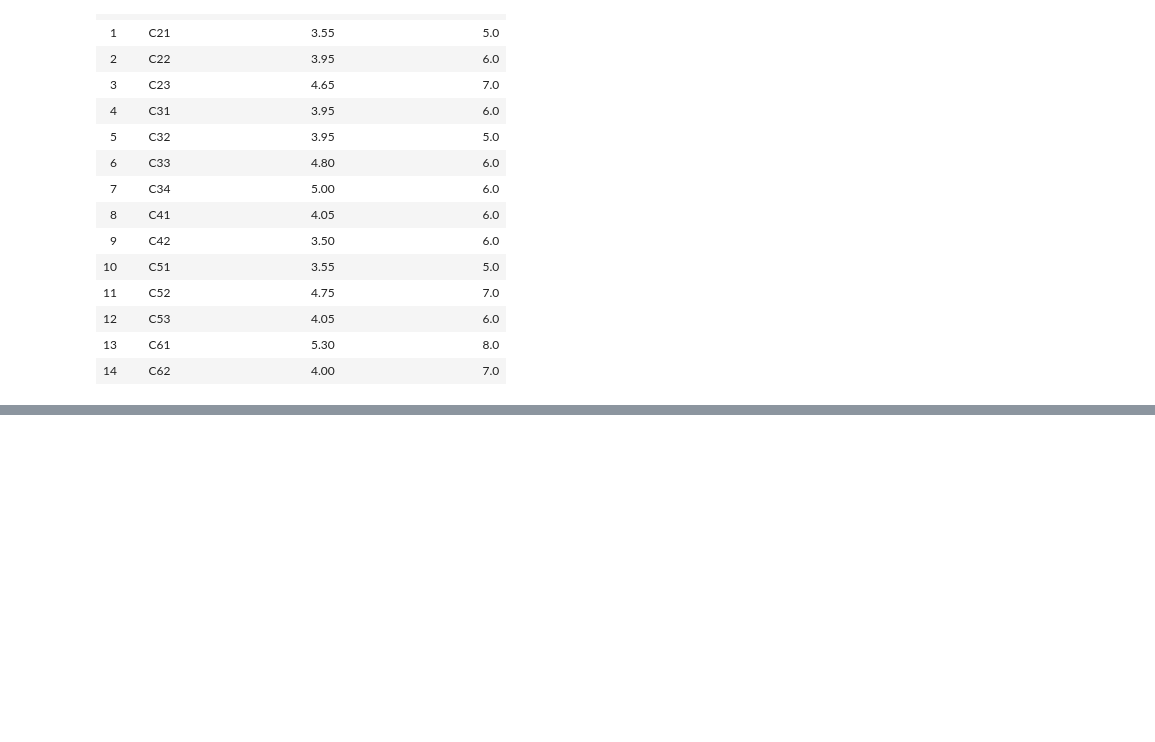
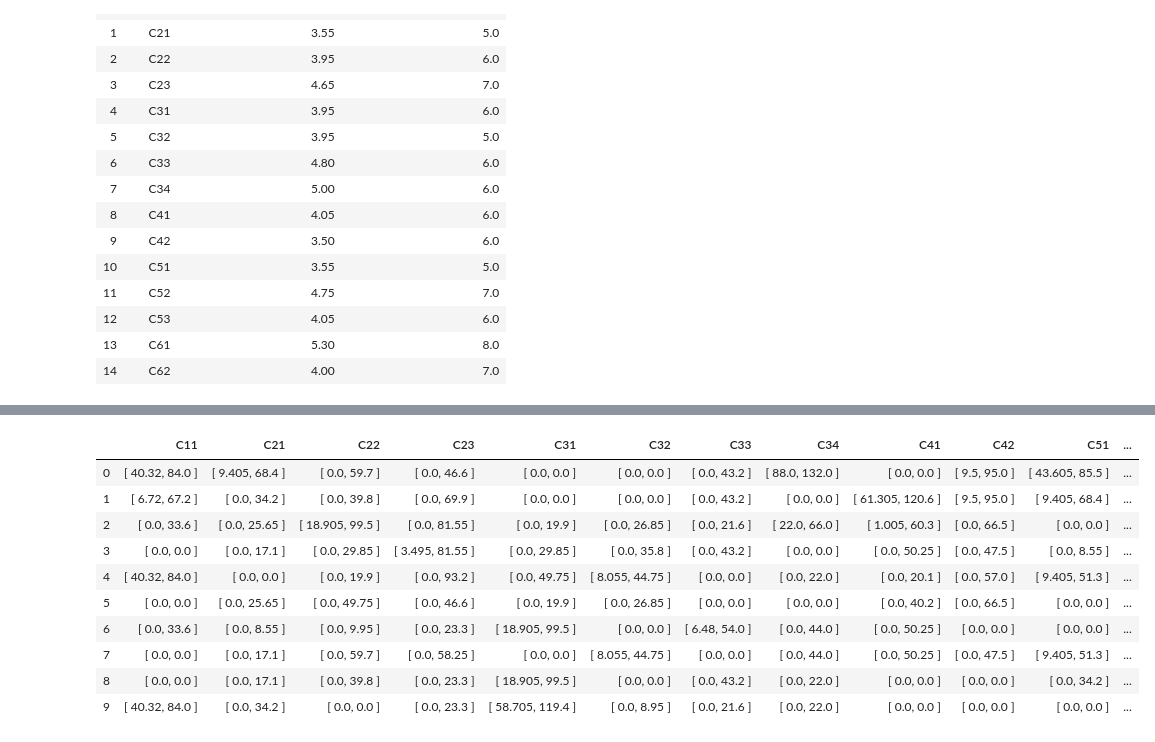
Before and after one commit to NatalijaGajic/grey_theory_mcdm, a Jupyter notebook: grey_edas.ipynb, the cells around one changed output, grey strips where cells are left out. Cells and saved outputs as stored; diff of their text form; code cells hidden in the pictures; blank space fills up the shorter version.

```diff
--- a/grey_edas.ipynb
+++ b/grey_edas.ipynb
@@ -148,0 +205,18 @@ avg_solution_for_criteria_df
+# %%
+# the negative grey distance from the average
+
+nda_matrix_str = get_str_matrix_of_grey_nums(nda_matrix)
+nda_matrix_df = pd.DataFrame(nda_matrix_str, columns = criteria)
+nda_matrix_df
+# %% [output]
+|  | C11 | C21 | C22 | C23 | C31 | C32 | C33 | C34 | C41 | C42 | C51 | ... |
+| 0 | [ 40.32, 84.0 ] | [ 9.405, 68.4 ] | [ 0.0, 59.7 ] | [ 0.0, 46.6 ] | [ 0.0, 0.0 ] | [ 0.0, 0.0 ] | [ 0.0, 43.2 ] | [ 88.0, 132.0 ] | [ 0.0, 0.0 ] | [ 9.5, 95.0 ] | [ 43.605, 85.5 ] | ... |
+| 1 | [ 6.72, 67.2 ] | [ 0.0, 34.2 ] | [ 0.0, 39.8 ] | [ 0.0, 69.9 ] | [ 0.0, 0.0 ] | [ 0.0, 0.0 ] | [ 0.0, 43.2 ] | [ 0.0, 0.0 ] | [ 61.305, 120.6 ] | [ 9.5, 95.0 ] | [ 9.405, 68.4 ] | ... |
+| 2 | [ 0.0, 33.6 ] | [ 0.0, 25.65 ] | [ 18.905, 99.5 ] | [ 0.0, 81.55 ] | [ 0.0, 19.9 ] | [ 0.0, 26.85 ] | [ 0.0, 21.6 ] | [ 22.0, 66.0 ] | [ 1.005, 60.3 ] | [ 0.0, 66.5 ] | [ 0.0, 0.0 ] | ... |
+| 3 | [ 0.0, 0.0 ] | [ 0.0, 17.1 ] | [ 0.0, 29.85 ] | [ 3.495, 81.55 ] | [ 0.0, 29.85 ] | [ 0.0, 35.8 ] | [ 0.0, 43.2 ] | [ 0.0, 0.0 ] | [ 0.0, 50.25 ] | [ 0.0, 47.5 ] | [ 0.0, 8.55 ] | ... |
+| 4 | [ 40.32, 84.0 ] | [ 0.0, 0.0 ] | [ 0.0, 19.9 ] | [ 0.0, 93.2 ] | [ 0.0, 49.75 ] | [ 8.055, 44.75 ] | [ 0.0, 0.0 ] | [ 0.0, 22.0 ] | [ 0.0, 20.1 ] | [ 0.0, 57.0 ] | [ 9.405, 51.3 ] | ... |
+| 5 | [ 0.0, 0.0 ] | [ 0.0, 25.65 ] | [ 0.0, 49.75 ] | [ 0.0, 46.6 ] | [ 0.0, 19.9 ] | [ 0.0, 26.85 ] | [ 0.0, 0.0 ] | [ 0.0, 0.0 ] | [ 0.0, 40.2 ] | [ 0.0, 66.5 ] | [ 0.0, 0.0 ] | ... |
+| 6 | [ 0.0, 33.6 ] | [ 0.0, 8.55 ] | [ 0.0, 9.95 ] | [ 0.0, 23.3 ] | [ 18.905, 99.5 ] | [ 0.0, 0.0 ] | [ 6.48, 54.0 ] | [ 0.0, 44.0 ] | [ 0.0, 50.25 ] | [ 0.0, 0.0 ] | [ 0.0, 0.0 ] | ... |
+| 7 | [ 0.0, 0.0 ] | [ 0.0, 17.1 ] | [ 0.0, 59.7 ] | [ 0.0, 58.25 ] | [ 0.0, 0.0 ] | [ 8.055, 44.75 ] | [ 0.0, 0.0 ] | [ 0.0, 44.0 ] | [ 0.0, 50.25 ] | [ 0.0, 47.5 ] | [ 9.405, 51.3 ] | ... |
+| 8 | [ 0.0, 0.0 ] | [ 0.0, 17.1 ] | [ 0.0, 39.8 ] | [ 0.0, 23.3 ] | [ 18.905, 99.5 ] | [ 0.0, 0.0 ] | [ 0.0, 43.2 ] | [ 0.0, 22.0 ] | [ 0.0, 0.0 ] | [ 0.0, 0.0 ] | [ 0.0, 34.2 ] | ... |
+| 9 | [ 40.32, 84.0 ] | [ 0.0, 34.2 ] | [ 0.0, 0.0 ] | [ 0.0, 23.3 ] | [ 58.705, 119.4 ] | [ 0.0, 8.95 ] | [ 0.0, 21.6 ] | [ 0.0, 22.0 ] | [ 0.0, 0.0 ] | [ 0.0, 0.0 ] | [ 0.0, 0.0 ] | ... |
```
Also changed, not shown: parts of 3 cells of this notebook.
